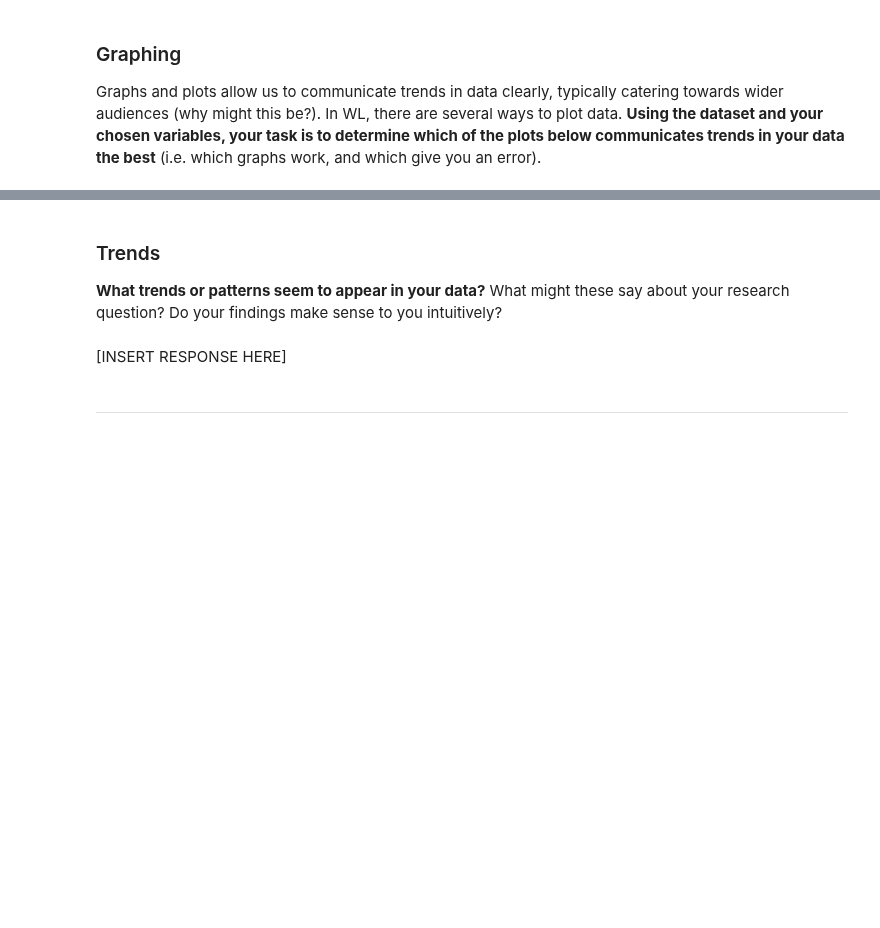
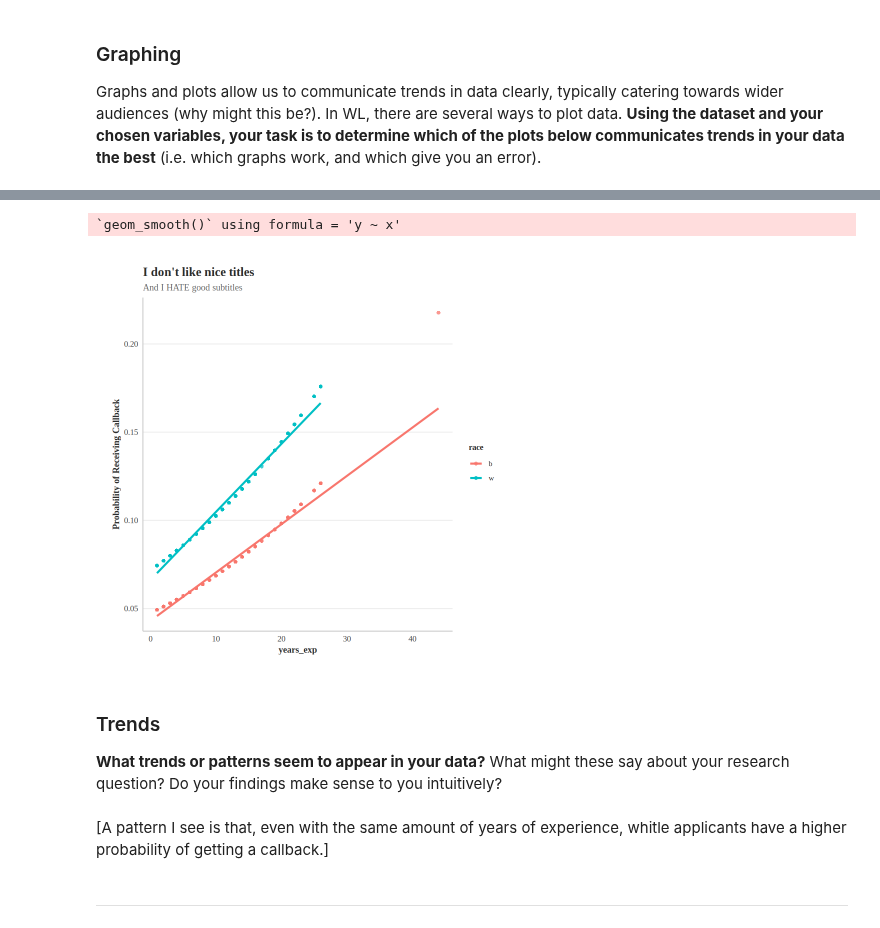
Before and after one commit to alia2027-coder/Unit0, a Jupyter notebook: ApResearchCT_SS.ipynb, the cells around one changed output, grey strips where cells are left out. Drawn from its saved outputs; the diff is of its cells as text; code cells hidden in the pictures; blank space fills up the shorter version.

```diff
--- a/ApResearchCT_SS.ipynb
+++ b/ApResearchCT_SS.ipynb
@@ -167,21 +170,24 @@ column_plot(lakisha,
 # %%
-logit_model <- glm(call~race+INSERT_VARIABLE_1, lakisha, family=binomial)
+logit_model <- glm(call~race+ years_exp,lakisha, family=binomial)
 predicted_probs <- predict(logit_model, type = "response")
 lakisha <- lakisha%>%mutate(probs=predicted_probs)
 
 scatter_plot(lakisha,
-             x=INSERT_VARIABLE_1,
+             x=years_exp,
              y=probs,
              y_name="Probability of Receiving Callback",
              color_by=race,
              line=TRUE)
+# %% [output]
+`geom_smooth()` using formula = 'y ~ x'
+[figure, added]
 # %% [markdown]
 ### Trends
 
 
 **What trends or patterns seem to appear in your data?** What might these say about your research question? Do your findings make sense to you intuitively?
-# %% [markdown]
-[INSERT RESPONSE HERE]
+# %% [markdown]
+[A pattern I see is that, even with the same amount of years of experience, whitle applicants have a higher probability of getting a callback.]
 # %% [markdown]
 
 
```
Also changed, not shown: parts of 17 cells of this notebook.
